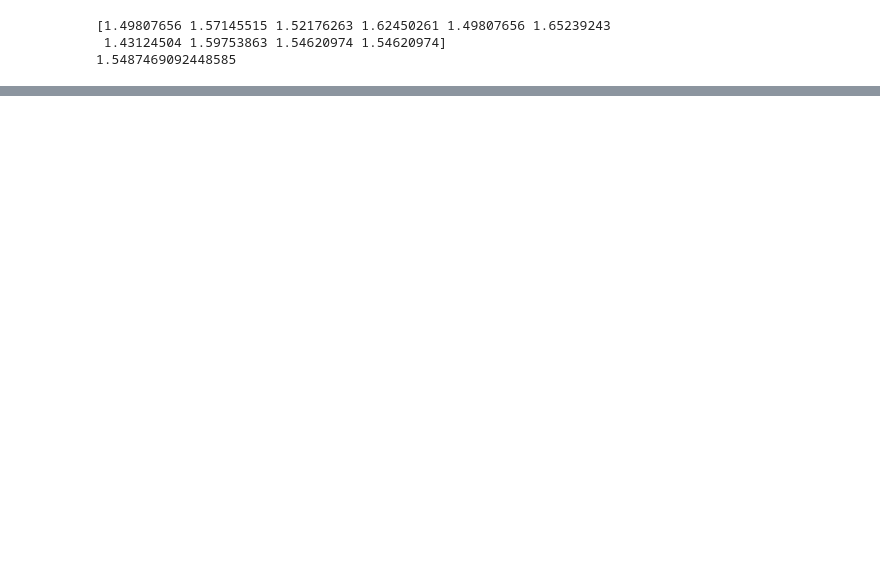
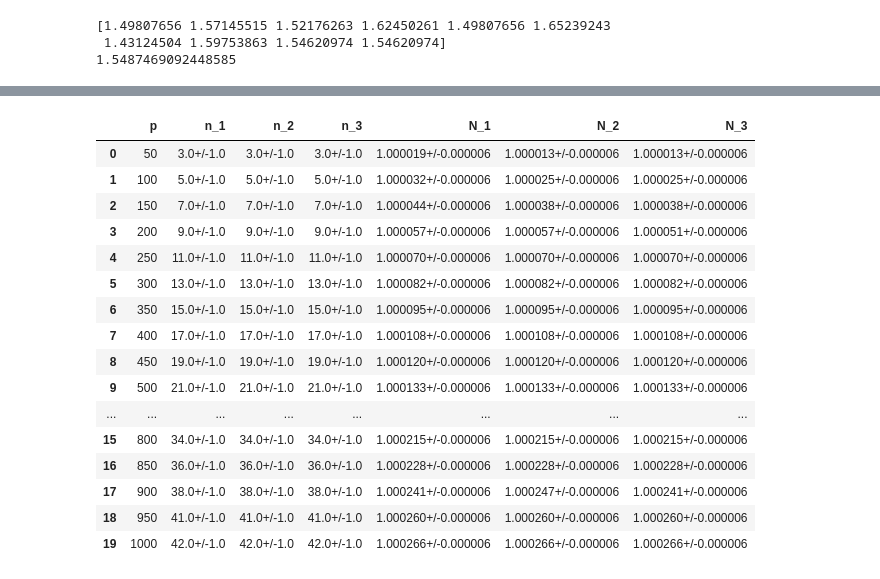
Before and after one commit to SamGTex/FP_Master_WS22-23, a Jupyter notebook: V64_Interferometrie/python/main.ipynb, the cells around one changed output, grey strips where cells are left out. Saved outputs shown, nothing was run; the diff lists cells and outputs as text; code cells hidden in the pictures; blank space fills up the shorter version.

```diff
--- a/V64_Interferometrie/python/main.ipynb
+++ b/V64_Interferometrie/python/main.ipynb
@@ -87,0 +205,28 @@ print(np.mean(n(M)))
+# %%
+df2["N_1"] = n_1
+df2["N_2"] = n_2
+df2["N_3"] = n_3
+
+df2["n_1"] = m_1
+df2["n_2"] = m_1
+df2["n_3"] = m_1
+# %%
+df2
+# %% [output]
+|  | p | n_1 | n_2 | n_3 | N_1 | N_2 | N_3 |
+| 0 | 50 | 3.0+/-1.0 | 3.0+/-1.0 | 3.0+/-1.0 | 1.000019+/-0.000006 | 1.000013+/-0.000006 | 1.000013+/-0.000006 |
+| 1 | 100 | 5.0+/-1.0 | 5.0+/-1.0 | 5.0+/-1.0 | 1.000032+/-0.000006 | 1.000025+/-0.000006 | 1.000025+/-0.000006 |
+| 2 | 150 | 7.0+/-1.0 | 7.0+/-1.0 | 7.0+/-1.0 | 1.000044+/-0.000006 | 1.000038+/-0.000006 | 1.000038+/-0.000006 |
+| 3 | 200 | 9.0+/-1.0 | 9.0+/-1.0 | 9.0+/-1.0 | 1.000057+/-0.000006 | 1.000057+/-0.000006 | 1.000051+/-0.000006 |
+| 4 | 250 | 11.0+/-1.0 | 11.0+/-1.0 | 11.0+/-1.0 | 1.000070+/-0.000006 | 1.000070+/-0.000006 | 1.000070+/-0.000006 |
+| 5 | 300 | 13.0+/-1.0 | 13.0+/-1.0 | 13.0+/-1.0 | 1.000082+/-0.000006 | 1.000082+/-0.000006 | 1.000082+/-0.000006 |
+| 6 | 350 | 15.0+/-1.0 | 15.0+/-1.0 | 15.0+/-1.0 | 1.000095+/-0.000006 | 1.000095+/-0.000006 | 1.000095+/-0.000006 |
+| 7 | 400 | 17.0+/-1.0 | 17.0+/-1.0 | 17.0+/-1.0 | 1.000108+/-0.000006 | 1.000108+/-0.000006 | 1.000108+/-0.000006 |
+| 8 | 450 | 19.0+/-1.0 | 19.0+/-1.0 | 19.0+/-1.0 | 1.000120+/-0.000006 | 1.000120+/-0.000006 | 1.000120+/-0.000006 |
+| 9 | 500 | 21.0+/-1.0 | 21.0+/-1.0 | 21.0+/-1.0 | 1.000133+/-0.000006 | 1.000133+/-0.000006 | 1.000133+/-0.000006 |
+| ... | ... | ... | ... | ... | ... | ... | ... |
+| 15 | 800 | 34.0+/-1.0 | 34.0+/-1.0 | 34.0+/-1.0 | 1.000215+/-0.000006 | 1.000215+/-0.000006 | 1.000215+/-0.000006 |
+| 16 | 850 | 36.0+/-1.0 | 36.0+/-1.0 | 36.0+/-1.0 | 1.000228+/-0.000006 | 1.000228+/-0.000006 | 1.000228+/-0.000006 |
+| 17 | 900 | 38.0+/-1.0 | 38.0+/-1.0 | 38.0+/-1.0 | 1.000241+/-0.000006 | 1.000247+/-0.000006 | 1.000241+/-0.000006 |
+| 18 | 950 | 41.0+/-1.0 | 41.0+/-1.0 | 41.0+/-1.0 | 1.000260+/-0.000006 | 1.000260+/-0.000006 | 1.000260+/-0.000006 |
+| 19 | 1000 | 42.0+/-1.0 | 42.0+/-1.0 | 42.0+/-1.0 | 1.000266+/-0.000006 | 1.000266+/-0.000006 | 1.000266+/-0.000006 |
```
Also changed, not shown: parts of 11 cells of this notebook, 1 other file.
